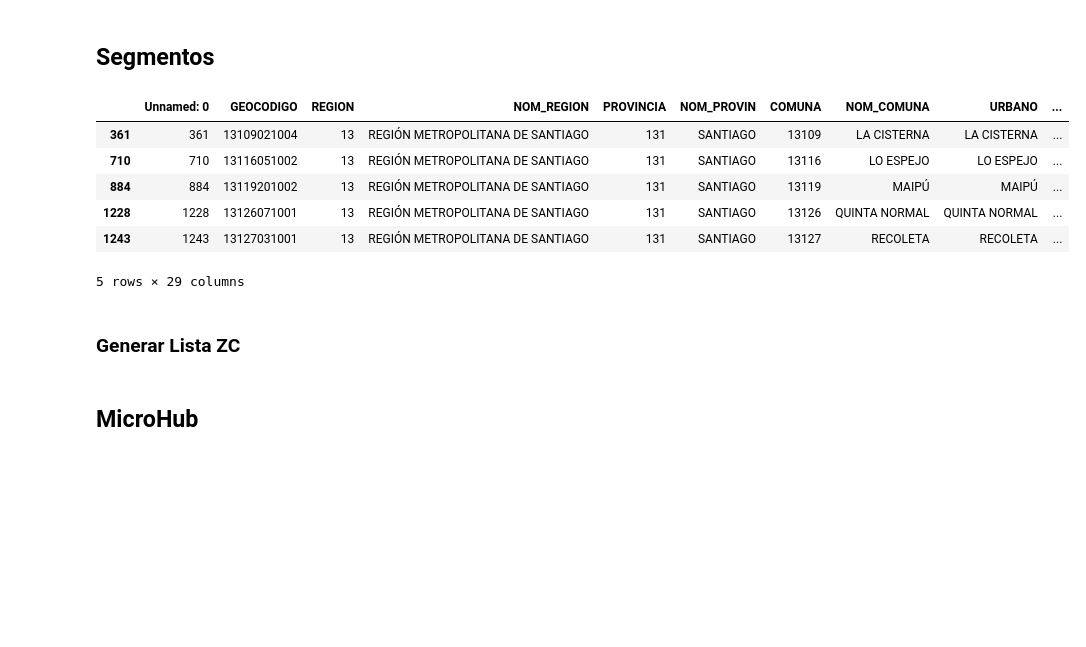
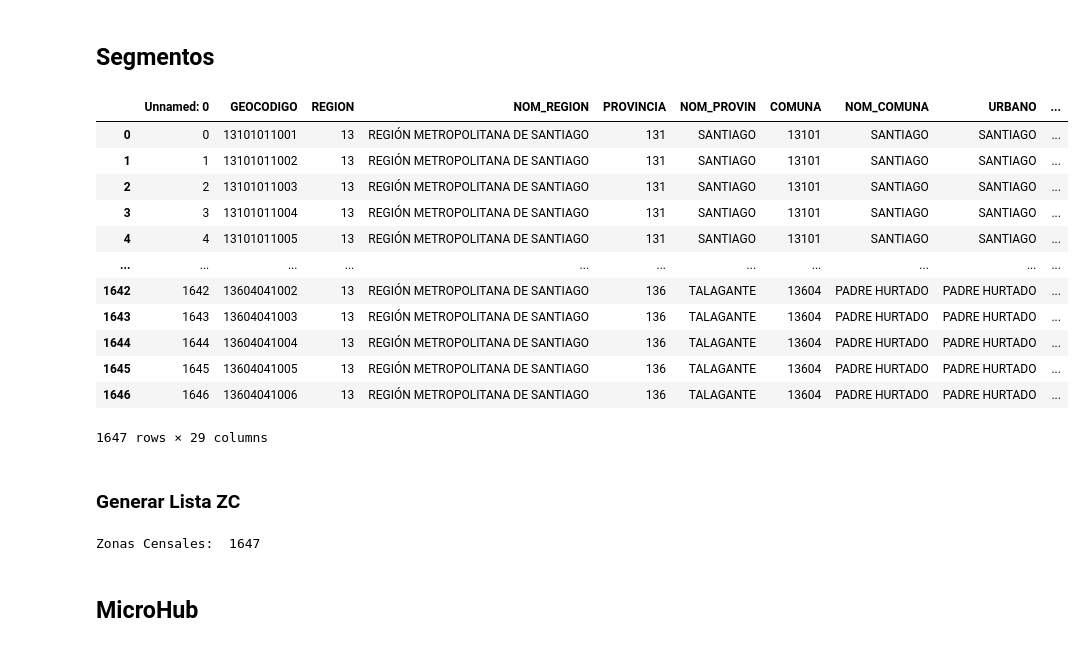
Before and after one commit to PitehrHurtado/ProjectMP2E, a Jupyter notebook: Code/Modelo 2 - Designing large-scale 2E urban delivery networks over a Multi-period Planning Horizon.ipynb, the cells around one changed output. Cells and saved outputs as stored; diff of their text form; code cells hidden in the pictures; blank space fills up the shorter version.

```diff
--- a/Code/Modelo 2 - Designing large-scale 2E urban delivery networks over a Multi-period Planning Horizon.ipynb
+++ b/Code/Modelo 2 - Designing large-scale 2E urban delivery networks over a Multi-period Planning Horizon.ipynb
@@ -227,18 +211,24 @@ Previamente GENERADA: ZC, MH, distancias
 ## Segmentos
 # %%
 # cargar ZC
-path_zc = '/content/gdrive/MyDrive/Multi-Period 2E-LRP/Instancias_Parametros/Base ZC.csv'
+#path_zc = '/content/gdrive/MyDrive/Multi-Period 2E-LRP/Instancias_Parametros/Base ZC.csv'
+path_zc = r"C:\\Users\user\Desktop\Investigacion JC - PH\Data In\Base ZC.csv"
 df_zc = pd.read_csv(path_zc)
-df_zc = df_zc[df_zc['GEOCODIGO'].isin(Lista)]
 display(df_zc)
 # %% [output]
 |  | Unnamed: 0 | GEOCODIGO | REGION | NOM_REGION | PROVINCIA | NOM_PROVIN | COMUNA | NOM_COMUNA | URBANO | ... |
-| 361 | 361 | 13109021004 | 13 | REGIÓN METROPOLITANA DE SANTIAGO | 131 | SANTIAGO | 13109 | LA CISTERNA | LA CISTERNA | ... |
-| 710 | 710 | 13116051002 | 13 | REGIÓN METROPOLITANA DE SANTIAGO | 131 | SANTIAGO | 13116 | LO ESPEJO | LO ESPEJO | ... |
-| 884 | 884 | 13119201002 | 13 | REGIÓN METROPOLITANA DE SANTIAGO | 131 | SANTIAGO | 13119 | MAIPÚ | MAIPÚ | ... |
-| 1228 | 1228 | 13126071001 | 13 | REGIÓN METROPOLITANA DE SANTIAGO | 131 | SANTIAGO | 13126 | QUINTA NORMAL | QUINTA NORMAL | ... |
-| 1243 | 1243 | 13127031001 | 13 | REGIÓN METROPOLITANA DE SANTIAGO | 131 | SANTIAGO | 13127 | RECOLETA | RECOLETA | ... |
+| 0 | 0 | 13101011001 | 13 | REGIÓN METROPOLITANA DE SANTIAGO | 131 | SANTIAGO | 13101 | SANTIAGO | SANTIAGO | ... |
+| 1 | 1 | 13101011002 | 13 | REGIÓN METROPOLITANA DE SANTIAGO | 131 | SANTIAGO | 13101 | SANTIAGO | SANTIAGO | ... |
+| 2 | 2 | 13101011003 | 13 | REGIÓN METROPOLITANA DE SANTIAGO | 131 | SANTIAGO | 13101 | SANTIAGO | SANTIAGO | ... |
+| 3 | 3 | 13101011004 | 13 | REGIÓN METROPOLITANA DE SANTIAGO | 131 | SANTIAGO | 13101 | SANTIAGO | SANTIAGO | ... |
+| 4 | 4 | 13101011005 | 13 | REGIÓN METROPOLITANA DE SANTIAGO | 131 | SANTIAGO | 13101 | SANTIAGO | SANTIAGO | ... |
+| ... | ... | ... | ... | ... | ... | ... | ... | ... | ... | ... |
+| 1642 | 1642 | 13604041002 | 13 | REGIÓN METROPOLITANA DE SANTIAGO | 136 | TALAGANTE | 13604 | PADRE HURTADO | PADRE HURTADO | ... |
+| 1643 | 1643 | 13604041003 | 13 | REGIÓN METROPOLITANA DE SANTIAGO | 136 | TALAGANTE | 13604 | PADRE HURTADO | PADRE HURTADO | ... |
+| 1644 | 1644 | 13604041004 | 13 | REGIÓN METROPOLITANA DE SANTIAGO | 136 | TALAGANTE | 13604 | PADRE HURTADO | PADRE HURTADO | ... |
+| 1645 | 1645 | 13604041005 | 13 | REGIÓN METROPOLITANA DE SANTIAGO | 136 | TALAGANTE | 13604 | PADRE HURTADO | PADRE HURTADO | ... |
+| 1646 | 1646 | 13604041006 | 13 | REGIÓN METROPOLITANA DE SANTIAGO | 136 | TALAGANTE | 13604 | PADRE HURTADO | PADRE HURTADO | ... |
-5 rows × 29 columns
+1647 rows × 29 columns
 # %% [markdown]
 ### Generar Lista ZC
 # %%
@@ -257,6 +247,9 @@ for lab, row in df_zc.iterrows():
                               row['area_km2'],
                               2)
     List_ZC.append(new_segment)
+print("Zonas Censales: ",len(List_ZC))
+# %% [output]
+Zonas Censales:  1647
 # %% [markdown]
 ## MicroHub
 # %%
```
Also changed, not shown: parts of 12 cells of this notebook, 1 other file.
